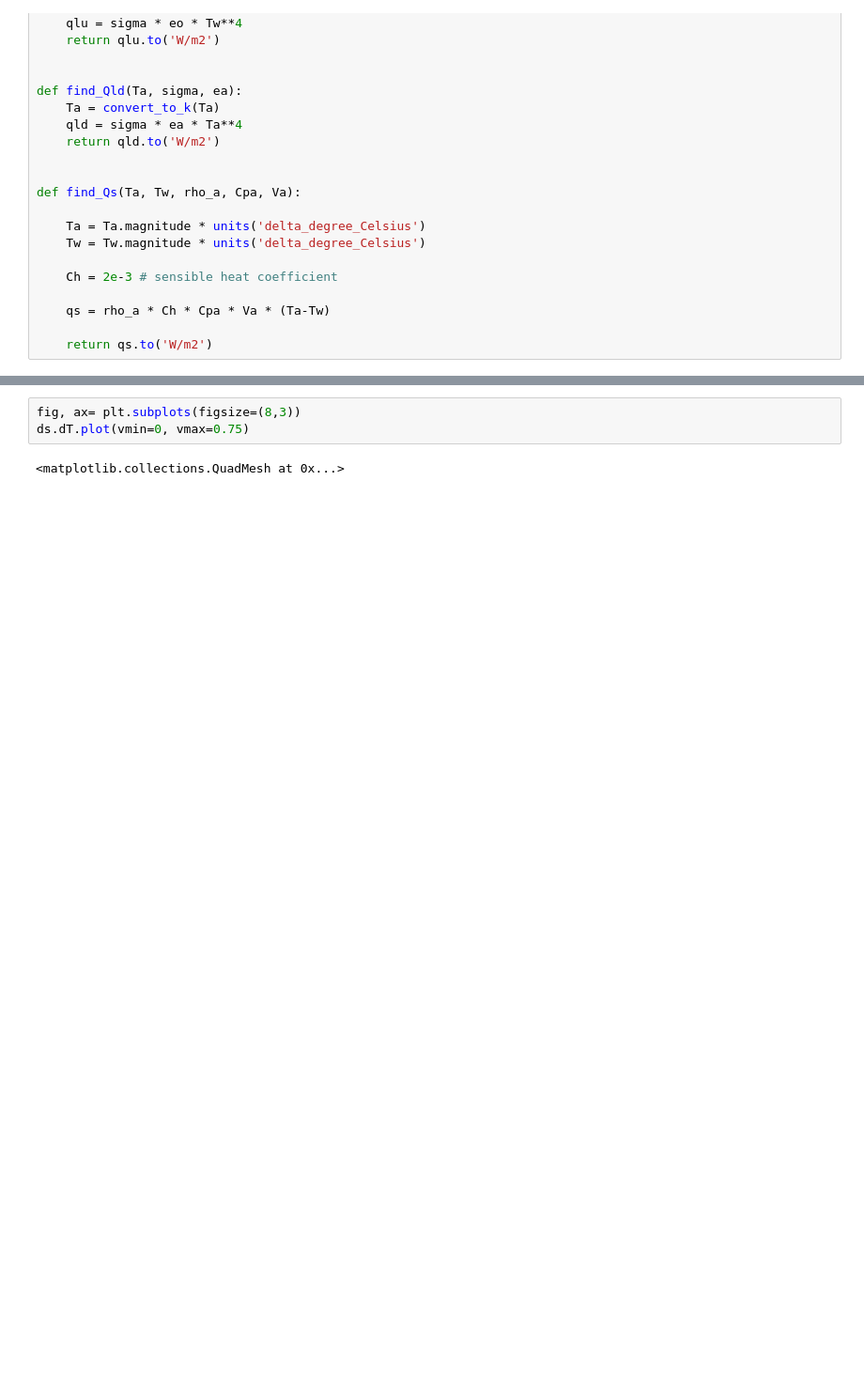
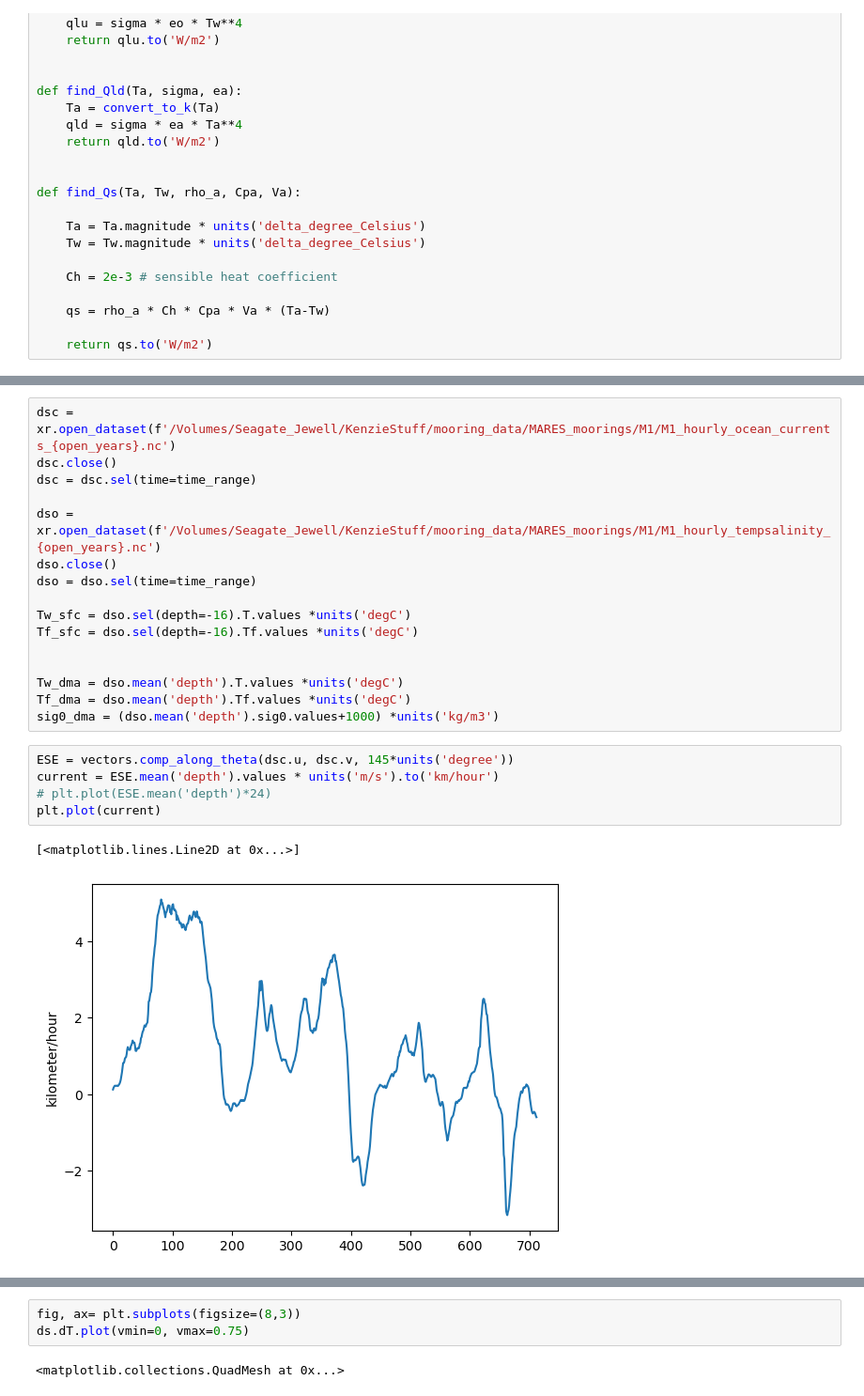
Before and after one commit to mackenziejewell/SBSpolynya, a Jupyter notebook: notebooks/PeaseGrowthModel.ipynb, the cells around one changed output, grey strips where cells are left out. Shown at 94% size. Cells and saved outputs as stored; diff of their text form; blank space fills up the shorter version.

```diff
--- a/notebooks/PeaseGrowthModel.ipynb
+++ b/notebooks/PeaseGrowthModel.ipynb
@@ -193,6 +209,30 @@ IHC = 0.5*np.sum(hc_perm3[:-1, :].values + hc_perm3[1:, :].values, axis=0) *unit
 
 hc_event = hc_perm3.sel(time=time_range)
 IHC_event = 0.5*np.sum(hc_event[:-1, :].values + hc_event[1:, :].values, axis=0) *units('joule/m3') * dz
+# %%
+dsc = xr.open_dataset(f'/Volumes/Seagate_Jewell/KenzieStuff/mooring_data/MARES_moorings/M1/M1_hourly_ocean_currents_{open_years}.nc')
+dsc.close()
+dsc = dsc.sel(time=time_range)
+
+dso = xr.open_dataset(f'/Volumes/Seagate_Jewell/KenzieStuff/mooring_data/MARES_moorings/M1/M1_hourly_tempsalinity_{open_years}.nc')
+dso.close()
+dso = dso.sel(time=time_range)
+
+Tw_sfc = dso.sel(depth=-16).T.values *units('degC')
+Tf_sfc = dso.sel(depth=-16).Tf.values *units('degC')
+
+
+Tw_dma = dso.mean('depth').T.values *units('degC')
+Tf_dma = dso.mean('depth').Tf.values *units('degC')
+sig0_dma = (dso.mean('depth').sig0.values+1000) *units('kg/m3')
+# %%
+ESE = vectors.comp_along_theta(dsc.u, dsc.v, 145*units('degree'))
+current = ESE.mean('depth').values * units('m/s').to('km/hour')
+# plt.plot(ESE.mean('depth')*24)
+plt.plot(current)
+# %% [output]
+[<matplotlib.lines.Line2D at 0x...>]
+[figure, added]
 # %%
 df = pd.read_csv('/Volumes/Seagate_Jewell/KenzieStuff/met_data/HIYT/herschel-island-yt_fed4_1534_1033.csv')
 df = pd.DataFrame(df).set_index('time')
```
Also changed, not shown: parts of 63 cells of this notebook, 6 other files.
